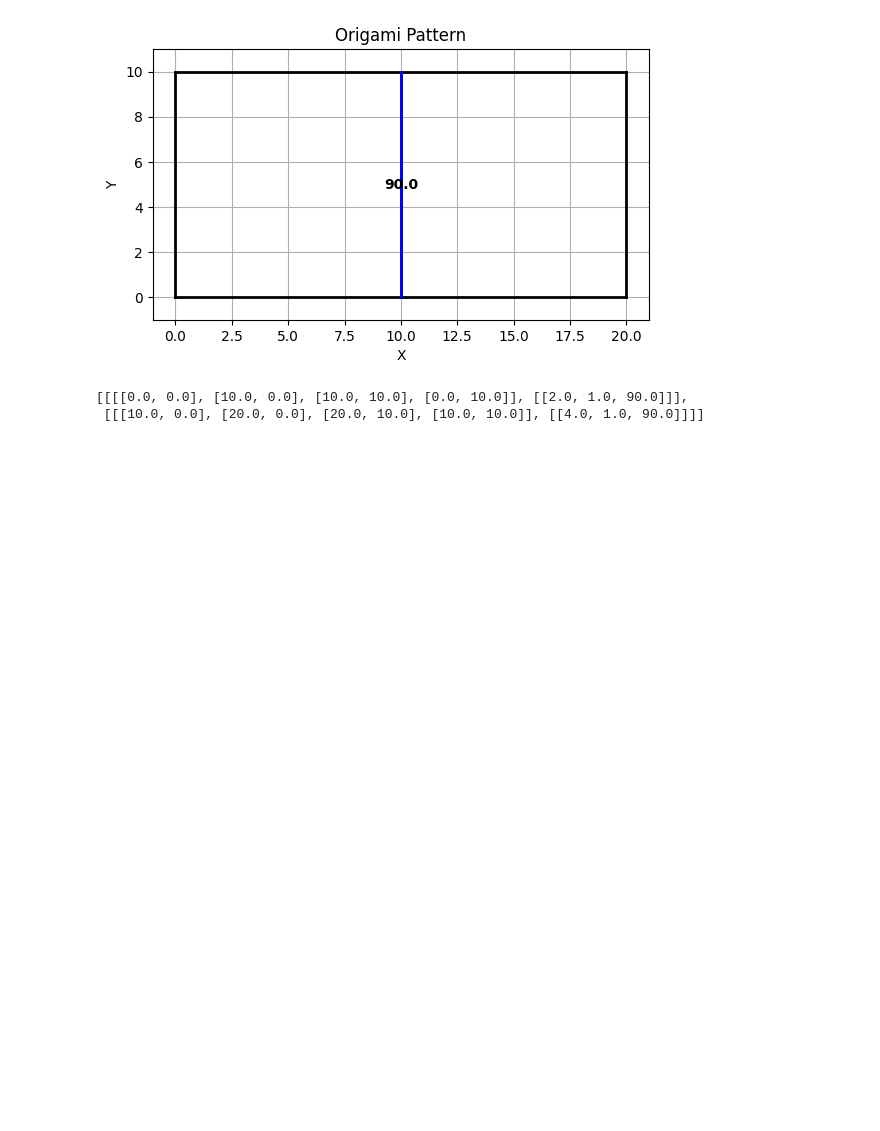
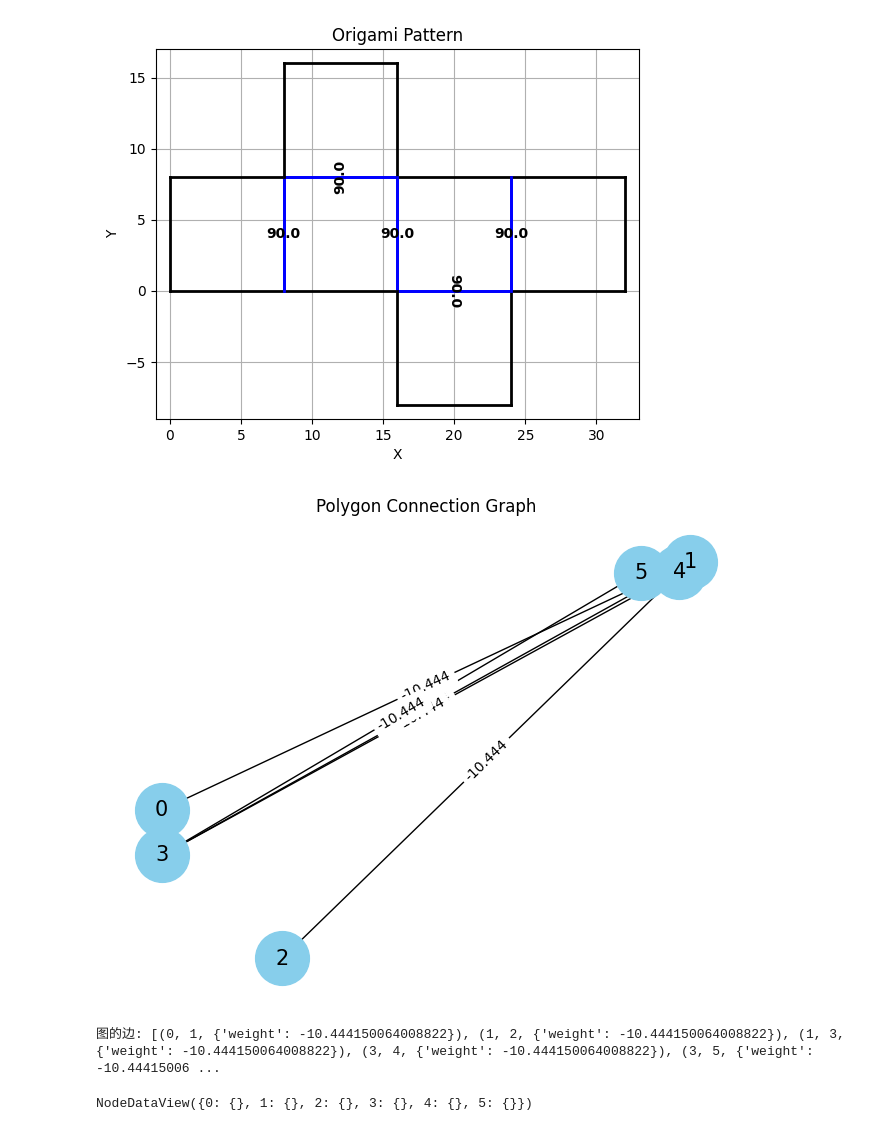
Before and after one commit to King-Bridge/origami_gcode_generator, a Jupyter notebook: debug.ipynb, the cells around one changed output. Saved outputs shown, nothing was run; the diff lists cells and outputs as text; code cells hidden in the pictures; blank space fills up the shorter version.

Commit message:
convert to network

```diff
--- a/debug.ipynb
+++ b/debug.ipynb
@@ -1,6 +1,11 @@
 # %%
 import numpy as np
 import matplotlib.pyplot as plt
+import networkx as nx
+
+layer_height = 0.4
+layer_count = 12
+delta = 0.8
 # %%
 def read_data_file(filename):
     '''
@@ -113,13 +118,3 @@ def draw_polygons(polygons):
     plt.ylabel("Y")
     plt.grid(True)
     plt.show()
-# %%
-polygons = read_data_file('data_files/single_90.dat')
-draw_polygons(polygons)
-# %% [output]
-[figure, removed]
-# %%
-polygons
-# %% [output]
-[[[[0.0, 0.0], [10.0, 0.0], [10.0, 10.0], [0.0, 10.0]], [[2.0, 1.0, 90.0]]],
- [[[10.0, 0.0], [20.0, 0.0], [20.0, 10.0], [10.0, 10.0]], [[4.0, 1.0, 90.0]]]]
@@ -127,0 +121,26 @@ polygons
+# %%
+def calculate_b(theta):
+
+    t = theta * np.pi / 180 / 2
+    d = layer_height
+    h = d * 2
+    a = d * (layer_count - 2)
+    b = a * np.tan(t) + 1/np.cos(t) * (h - (delta/(t*2) - d/2)*np.sin(t))
+
+    return b
+
+def calculate_width(direction, theta):
+    if theta <= 90:
+        b = calculate_b(theta)
+        w = 2 * b + delta
+        if direction == 1:
+            w *= -1
+        return w
+
+    else:
+        theta = theta / 2
+        b = calculate_b(theta)
+        w = 2 * (2 * b + delta) + delta
+        if direction == 1:
+            w *= -1
+        return w
@@ -127,0 +214,16 @@ polygons
+# %%
+# polygons = read_data_file('data_files/single_90.dat')
+# polygons = read_data_file('data_files/single_180.dat')
+# polygons = read_data_file('data_files/zig-zag.dat')
+polygons = read_data_file('data_files/cube.dat')
+draw_polygons(polygons)
+graph = polygon_array_to_graph(polygons)
+print("图的边:", graph.edges(data=True))
+# %% [output]
+[figure, added]
+[figure, added]
+图的边: [(0, 1, {'weight': -10.444150064008822}), (1, 2, {'weight': -10.444150064008822}), (1, 3, {'weight': -10.444150064008822}), (3, 4, {'weight': -10.444150064008822}), (3, 5, {'weight': -10.44415006 ...
+# %%
+graph.nodes(data=True)
+# %% [output]
+NodeDataView({0: {}, 1: {}, 2: {}, 3: {}, 4: {}, 5: {}})
```
Also changed, not shown: parts of 2 cells of this notebook, 3 other files.
